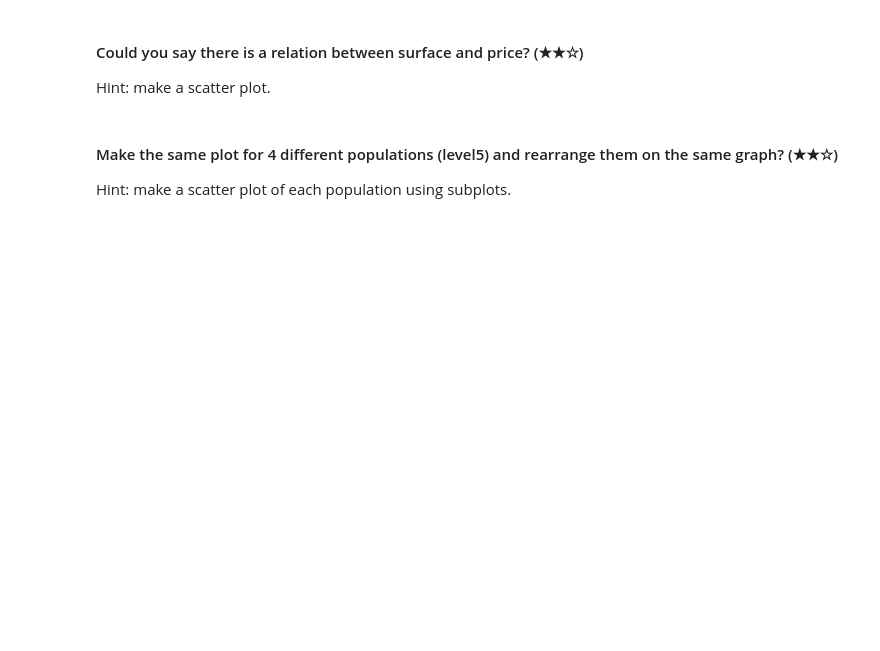
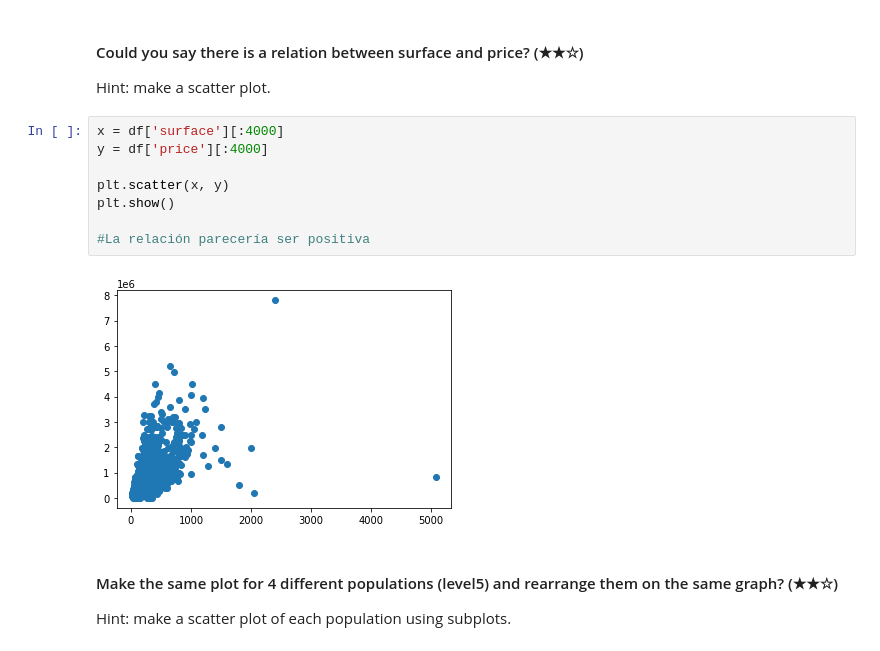
Before and after one commit to easyundercover/data-cleanup-final-exercise, a Jupyter notebook: project.ipynb, the cells around one changed output. Drawn from its saved outputs; the diff is of its cells as text; blank space fills up the shorter version.

```diff
--- a/project.ipynb
+++ b/project.ipynb
@@ -284,6 +322,16 @@ map
 # %% [markdown]
 #### Could you say there is a relation between surface and price? (★★☆)
 Hint: make a scatter plot.
+# %%
+x = df['surface'][:4000]
+y = df['price'][:4000]
+
+plt.scatter(x, y)
+plt.show()
+
+#La relación parecería ser positiva
+# %% [output]
+[figure, added]
 # %% [markdown]
 #### Make the same plot for 4 different populations (level5) and rearrange them on the same graph? (★★☆)
 Hint: make a scatter plot of each population using subplots.
```
Also changed, not shown: parts of 15 cells of this notebook.
